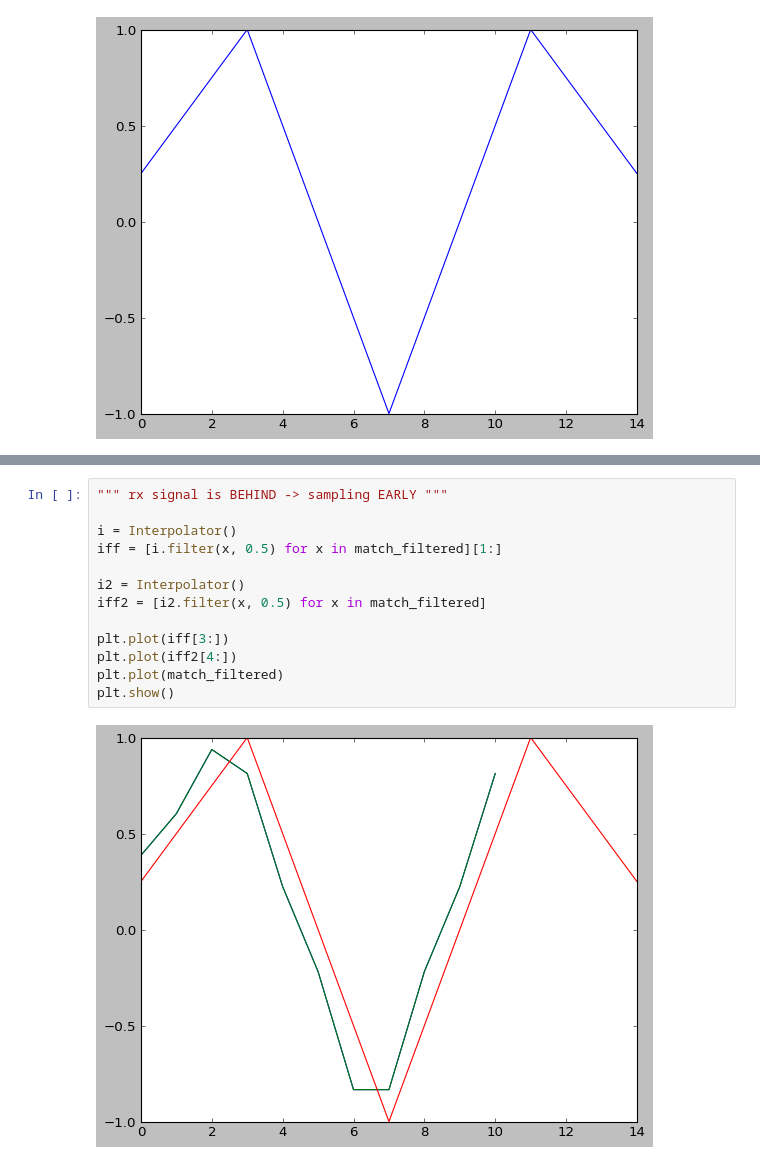
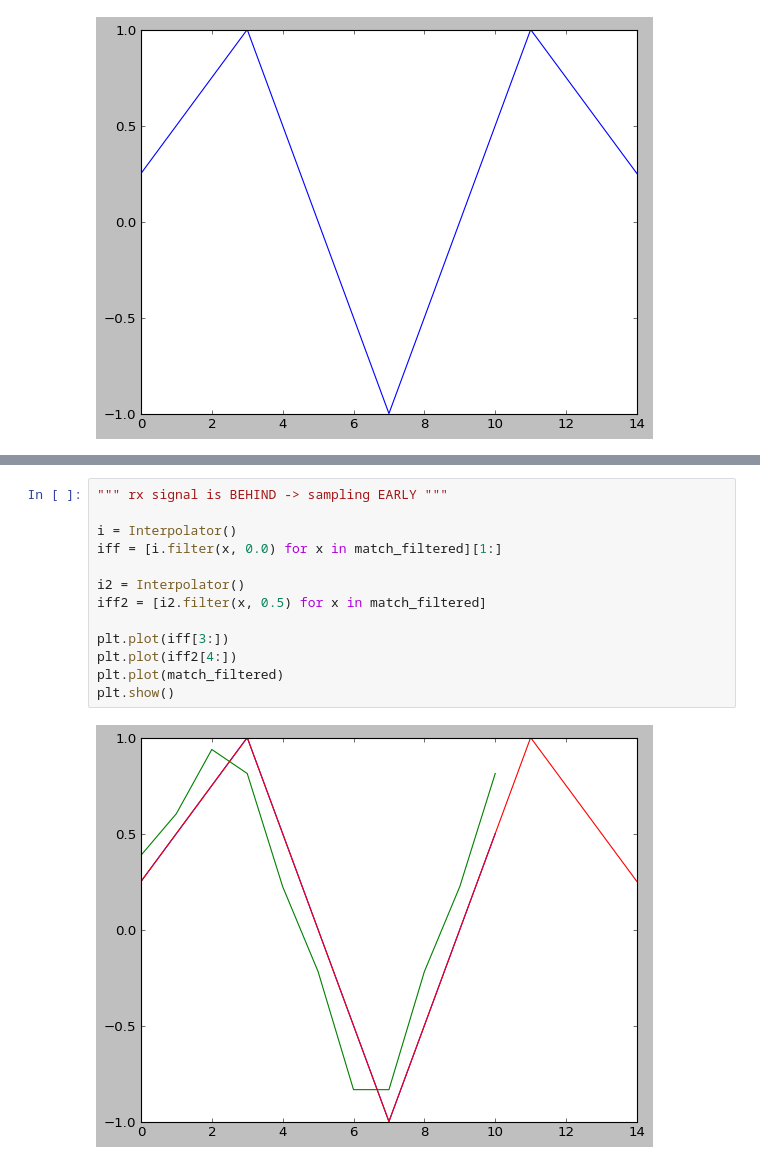
Before and after one commit to gasparka/pyhacores, a Jupyter notebook: pyhacores/under_construction/interpolator/simple.ipynb, the cells around one changed output, grey strips where cells are left out. Saved outputs shown, nothing was run; the diff lists cells and outputs as text.

```diff
--- a/pyhacores/under_construction/interpolator/simple.ipynb
+++ b/pyhacores/under_construction/interpolator/simple.ipynb
@@ -62,15 +61,15 @@ print(iff2[])
 # %%
 """ rx signal is BEHIND -> sampling EARLY """
 
 i = Interpolator()
-iff = [i.filter(x, 0.5) for x in match_filtered][1:]
+iff = [i.filter(x, 0.0) for x in match_filtered][1:]
 
 i2 = Interpolator()
 iff2 = [i2.filter(x, 0.5) for x in match_filtered]
 
 plt.plot(iff[3:])
 plt.plot(iff2[4:])
 plt.plot(match_filtered)
 plt.show()
 # %% [output]
-[figure, old version]
+[figure, new version]
```
Also changed, not shown: parts of 2 cells of this notebook, 5 other files.
